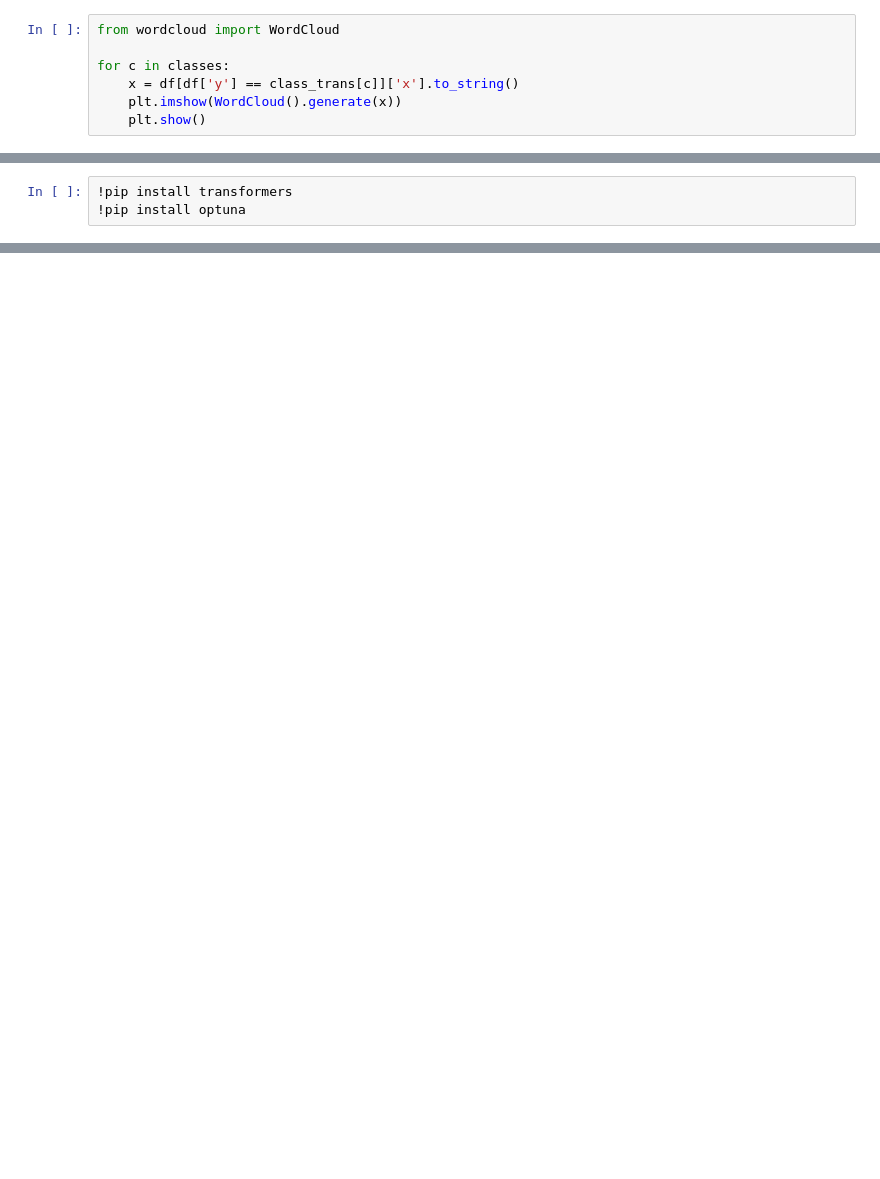
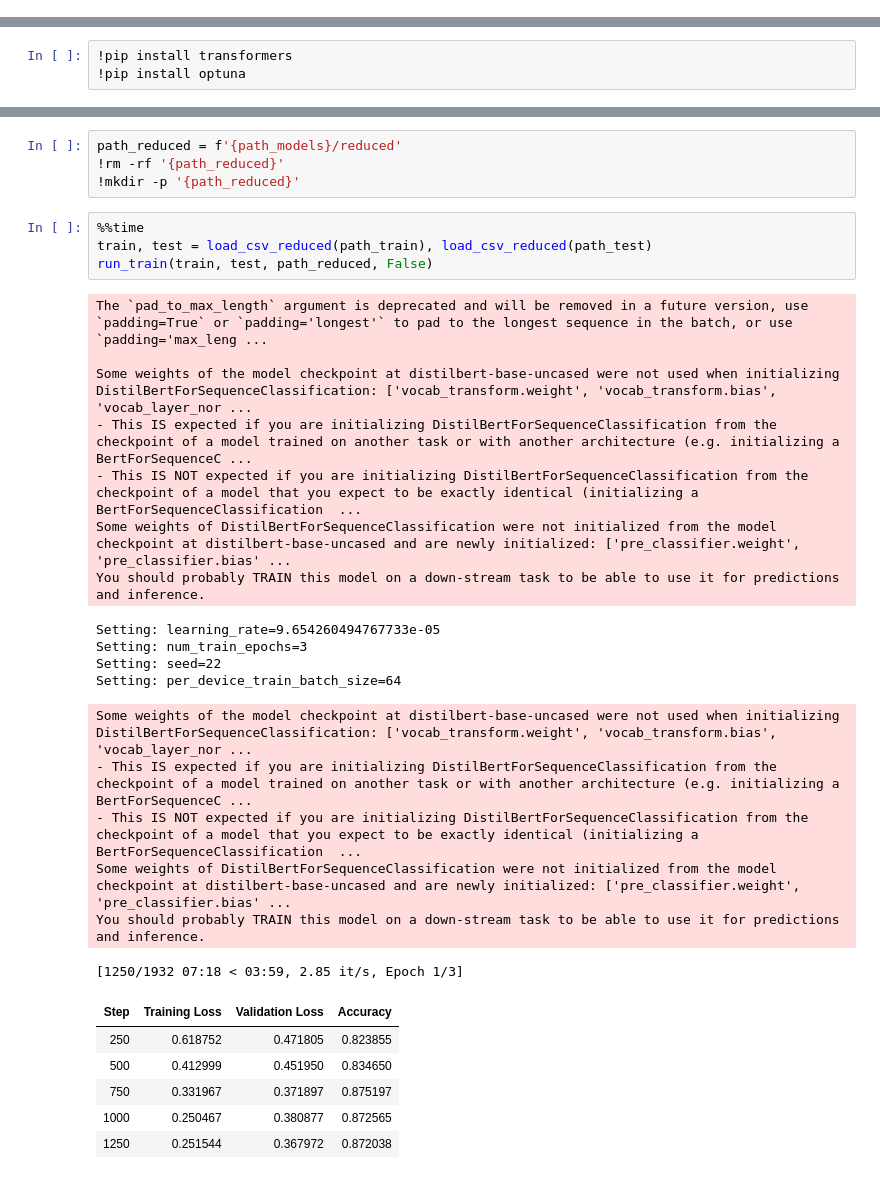
Before and after one commit to jelic98/raf_du, a Jupyter notebook: homework_2/main.ipynb, the cells around one changed output, grey strips where cells are left out. Saved outputs shown, nothing was run; the diff lists cells and outputs as text; blank space fills up the shorter version.

```diff
--- a/homework_2/main.ipynb
+++ b/homework_2/main.ipynb
@@ -78,7 +47,0 @@ plt.show()
-# %%
-from wordcloud import WordCloud
-
-for c in classes:
-    x = df[df['y'] == class_trans[c]]['x'].to_string()
-    plt.imshow(WordCloud().generate(x))
-    plt.show()
@@ -433,0 +293,32 @@ You should probably TRAIN this model on a down-stream task to be able to use it
+# %%
+path_reduced = f'{path_models}/reduced'
+!rm -rf '{path_reduced}'
+!mkdir -p '{path_reduced}'
+# %%
+%%time
+train, test = load_csv_reduced(path_train), load_csv_reduced(path_test)
+run_train(train, test, path_reduced, False)
+# %% [output]
+The `pad_to_max_length` argument is deprecated and will be removed in a future version, use `padding=True` or `padding='longest'` to pad to the longest sequence in the batch, or use `padding='max_leng ...
+
+Some weights of the model checkpoint at distilbert-base-uncased were not used when initializing DistilBertForSequenceClassification: ['vocab_transform.weight', 'vocab_transform.bias', 'vocab_layer_nor ...
+- This IS expected if you are initializing DistilBertForSequenceClassification from the checkpoint of a model trained on another task or with another architecture (e.g. initializing a BertForSequenceC ...
+- This IS NOT expected if you are initializing DistilBertForSequenceClassification from the checkpoint of a model that you expect to be exactly identical (initializing a BertForSequenceClassification  ...
+Some weights of DistilBertForSequenceClassification were not initialized from the model checkpoint at distilbert-base-uncased and are newly initialized: ['pre_classifier.weight', 'pre_classifier.bias' ...
+You should probably TRAIN this model on a down-stream task to be able to use it for predictions and inference.
+Setting: learning_rate=9.654260494767733e-05
+Setting: num_train_epochs=3
+Setting: seed=22
+Setting: per_device_train_batch_size=64
+Some weights of the model checkpoint at distilbert-base-uncased were not used when initializing DistilBertForSequenceClassification: ['vocab_transform.weight', 'vocab_transform.bias', 'vocab_layer_nor ...
+- This IS expected if you are initializing DistilBertForSequenceClassification from the checkpoint of a model trained on another task or with another architecture (e.g. initializing a BertForSequenceC ...
+- This IS NOT expected if you are initializing DistilBertForSequenceClassification from the checkpoint of a model that you expect to be exactly identical (initializing a BertForSequenceClassification  ...
+Some weights of DistilBertForSequenceClassification were not initialized from the model checkpoint at distilbert-base-uncased and are newly initialized: ['pre_classifier.weight', 'pre_classifier.bias' ...
+You should probably TRAIN this model on a down-stream task to be able to use it for predictions and inference.
+[1250/1932 07:18 < 03:59, 2.85 it/s, Epoch 1/3]
+| Step | Training Loss | Validation Loss | Accuracy |
+| 250 | 0.618752 | 0.471805 | 0.823855 |
+| 500 | 0.412999 | 0.451950 | 0.834650 |
+| 750 | 0.331967 | 0.371897 | 0.875197 |
+| 1000 | 0.250467 | 0.380877 | 0.872565 |
+| 1250 | 0.251544 | 0.367972 | 0.872038 |
```
Also changed, not shown: parts of 51 cells of this notebook, 1 other file.
